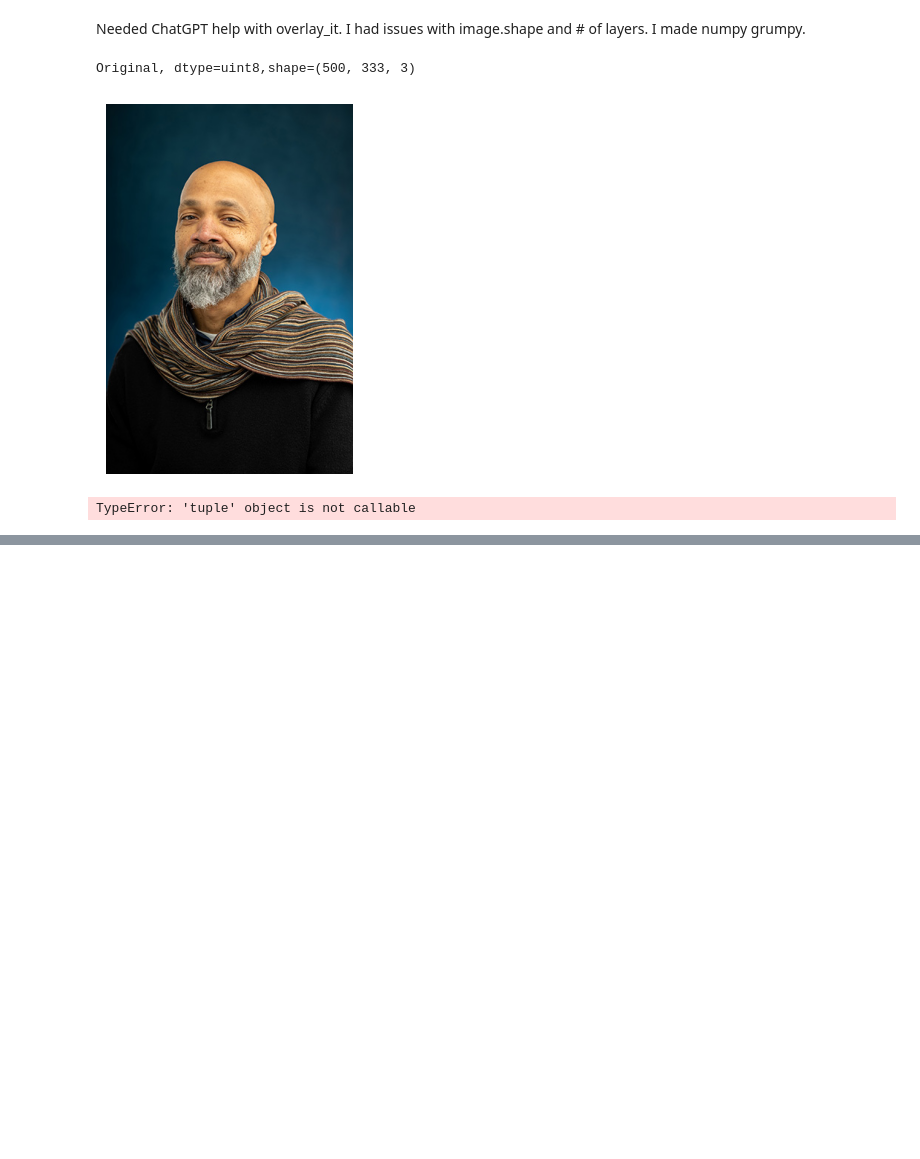
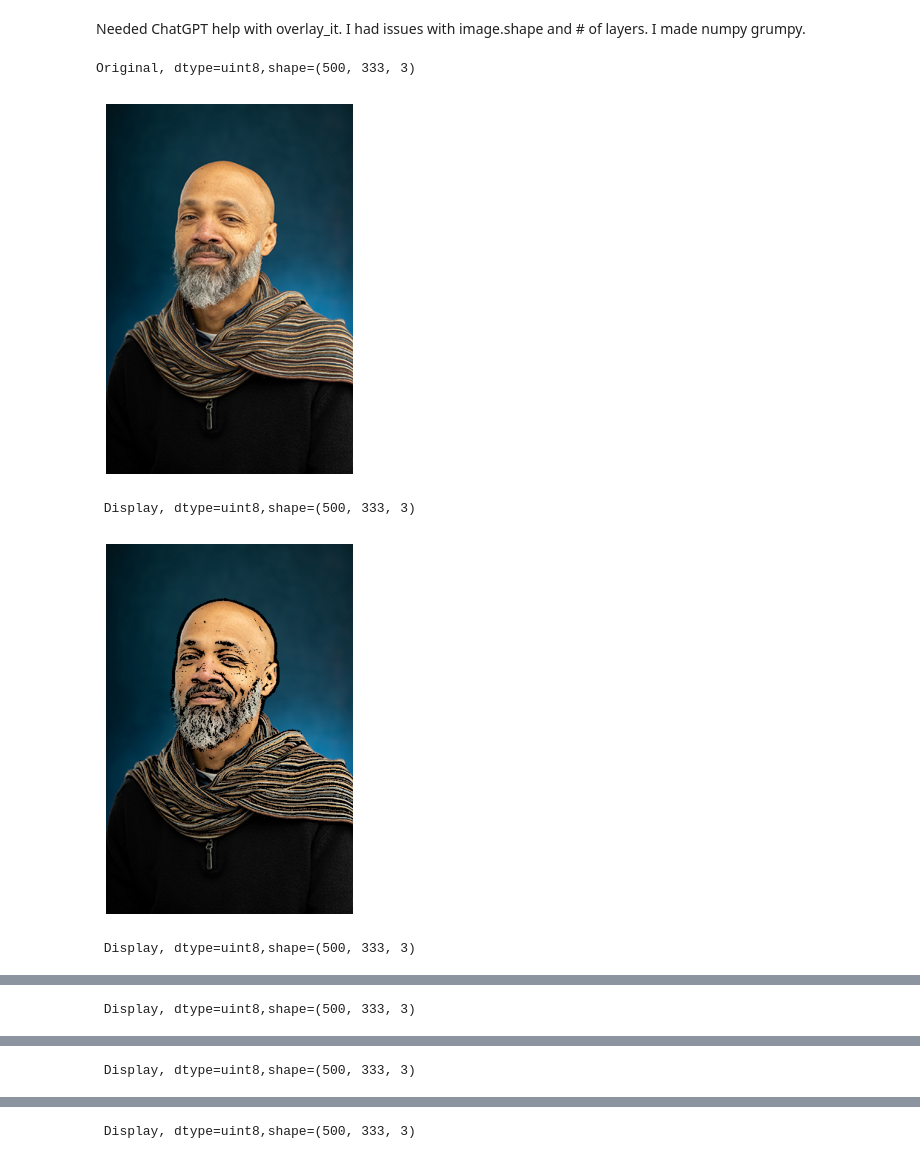
Before and after one commit to cormac-black/chekhovs-biscuit, a Jupyter notebook: Copy_of_back_at_it.ipynb, the cells around one changed output, grey strips where cells are left out. Saved outputs shown, nothing was run; the diff lists cells and outputs as text; code cells hidden in the pictures; blank space fills up the shorter version.

```diff
--- a/Copy_of_back_at_it.ipynb
+++ b/Copy_of_back_at_it.ipynb
@@ -21,7 +21,7 @@ def display_img(img, title="Image"):
   print(f'\n Display, dtype={img.dtype},shape={img.shape}\n')
   plt.show()
 
-def overlay_it(img_path):
+def overlay_it(img):
     # Read background
     bg = cv2.imread(img_path)
     bg = cv2.cvtColor (bg, cv2.COLOR_BGR2RGB) ## << put posterized here instead of bg
@@ -102,32 +102,34 @@ def add_Weighted(img1, img2):
 image = mping.imread('/content/headshot.jpg')
 plt.imshow(image)
 plt.axis('off')
 print(f'Original, dtype={image.dtype},shape={image.shape}\n')
 plt.show()
 
 
-composite, edges = overlay_img(img_path)
+composite, edges = overlay_it(img_raw)
 if composite is None:
   raise FileNotFoundError(f'Could not load image from {img_path}')
 display_img(composite, "Composite with edges overlay")
 
 quantized_img = posterize_it(composite)
 display_img(quantized_img, 'Posterized image')
 
 
 result, img_filtered = find_edges(quantized_img)
 display_img(result, 'Result (edges masked to black)')
 display_img(img_filtered, 'Filtered edges (Colormap)')
 
 if result.shape[-1] == 3:
   result_rgb = result
 else:
   result_rgb = result[..., :3]
 
 da_pic = add_Weighted(result_rgb, img_filtered)
 
 display_img(da_pic, 'Blended Final Output')
 # %% [output]
 Original, dtype=uint8,shape=(500, 333, 3)
 [figure]
-TypeError: 'tuple' object is not callable
+ Display, dtype=uint8,shape=(500, 333, 3)
+[figure, added]
+ Display, dtype=uint8,shape=(500, 333, 3)
@@ -133,0 +137 @@ TypeError: 'tuple' object is not callable
+ Display, dtype=uint8,shape=(500, 333, 3)
@@ -133,0 +139 @@ TypeError: 'tuple' object is not callable
+ Display, dtype=uint8,shape=(500, 333, 3)
@@ -133,0 +141 @@ TypeError: 'tuple' object is not callable
+ Display, dtype=uint8,shape=(500, 333, 3)
```
Also changed, not shown: parts of 1 cell of this notebook.
